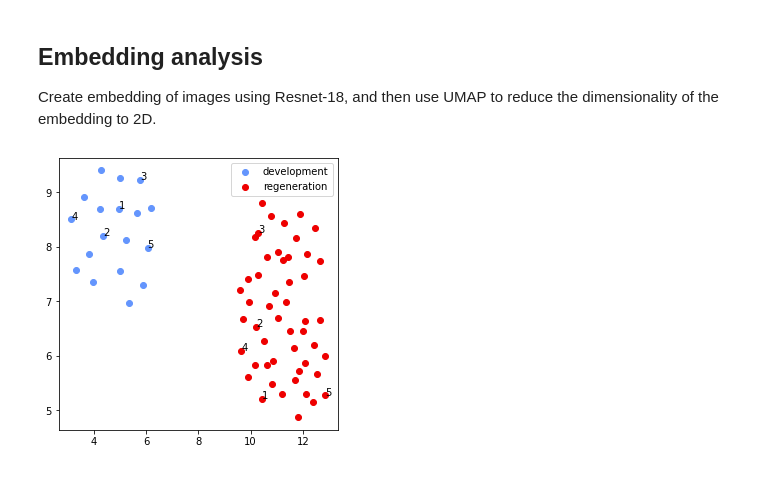
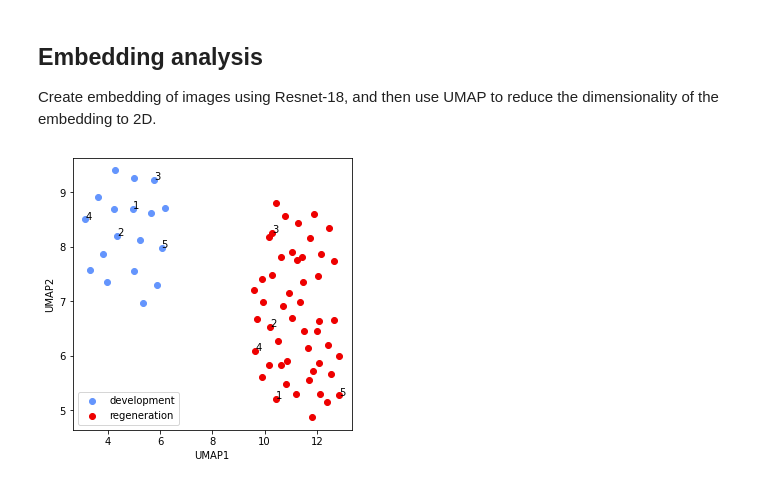
Before and after one commit to Nanguage/Regeneration, a Jupyter notebook: notebooks/comparative_analysis.ipynb, the cells around one changed output. Saved outputs shown, nothing was run; the diff lists cells and outputs as text; code cells hidden in the pictures.

```diff
--- a/notebooks/comparative_analysis.ipynb
+++ b/notebooks/comparative_analysis.ipynb
@@ -160,13 +160,15 @@ for sample in samples:
 # %%
 # draw scatter plot
 fig, ax = plt.subplots(1, 1, figsize=(5, 5))
 for sample in samples:
     ax.scatter(embedding_2d[sample][:, 0], embedding_2d[sample][:, 1], label=sample)
-ax.legend()
+    ax.set_xlabel("UMAP1")
+    ax.set_ylabel("UMAP2")
+ax.legend(loc="lower left")
 # mark first 5 images on each sample, with NO of images
 for sample in samples:
     for i in range(5):
         ax.annotate(f"{i+1}", (embedding_2d[sample][i, 0], embedding_2d[sample][i, 1]))
 fig.savefig("../figs/embedding_2d_development&regeneration.pdf")
 # %% [output]
-[figure, old version]
+[figure, new version]
```
Also changed, not shown: parts of 1 cell of this notebook, 9 other files.
